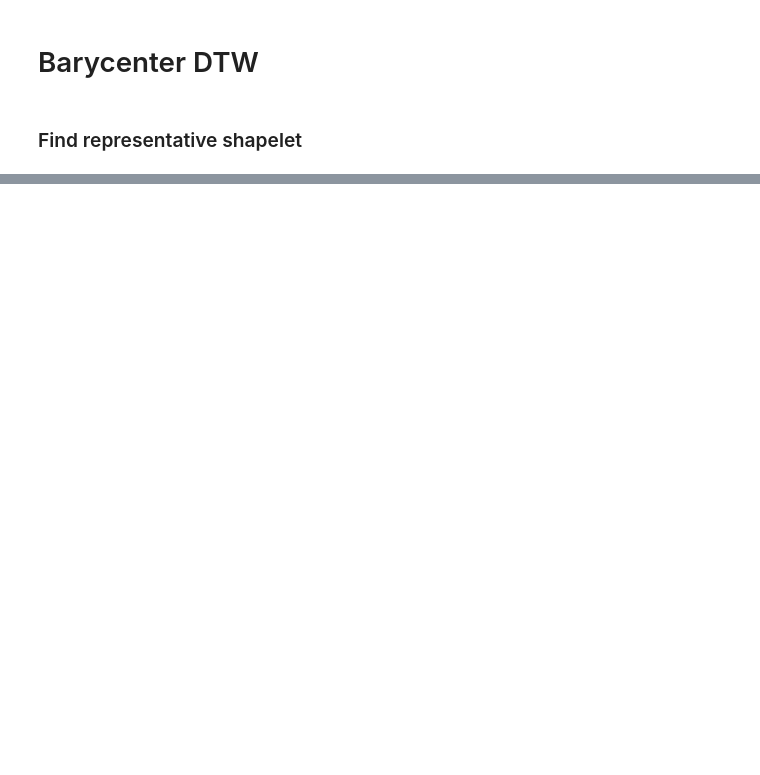
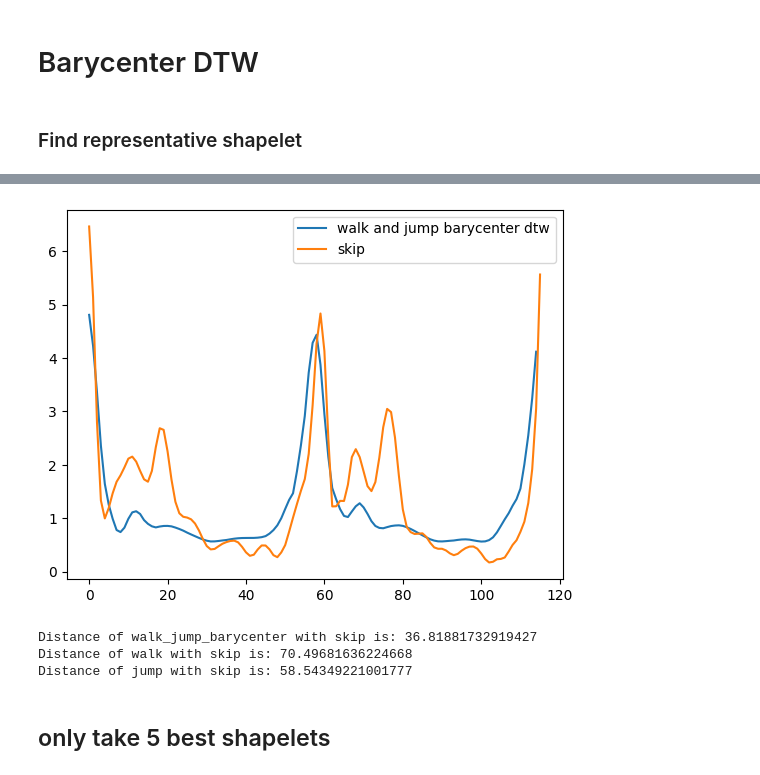
Before and after one commit to QingwenZeng123/Combine-shapelets, a Jupyter notebook: Barycenter_DTW.ipynb, the cells around one changed output, grey strips where cells are left out. Cells and saved outputs as stored; diff of their text form; code cells hidden in the pictures; blank space fills up the shorter version.

```diff
--- a/Barycenter_DTW.ipynb
+++ b/Barycenter_DTW.ipynb
@@ -137,0 +144,9 @@ Max of distance on skip is: 95.74642080676517
+# %%
+visual_shapelet(g_jump_rs, g_walk_rs, g_skip_rs)
+# %% [output]
+[figure, added]
+Distance of walk_jump_barycenter with skip is: 36.81881732919427
+Distance of walk with skip is: 70.49681636224668
+Distance of jump with skip is: 58.54349221001777
+# %% [markdown]
+## only take 5 best shapelets
```
Also changed, not shown: parts of 12 cells of this notebook, 5 other files.
